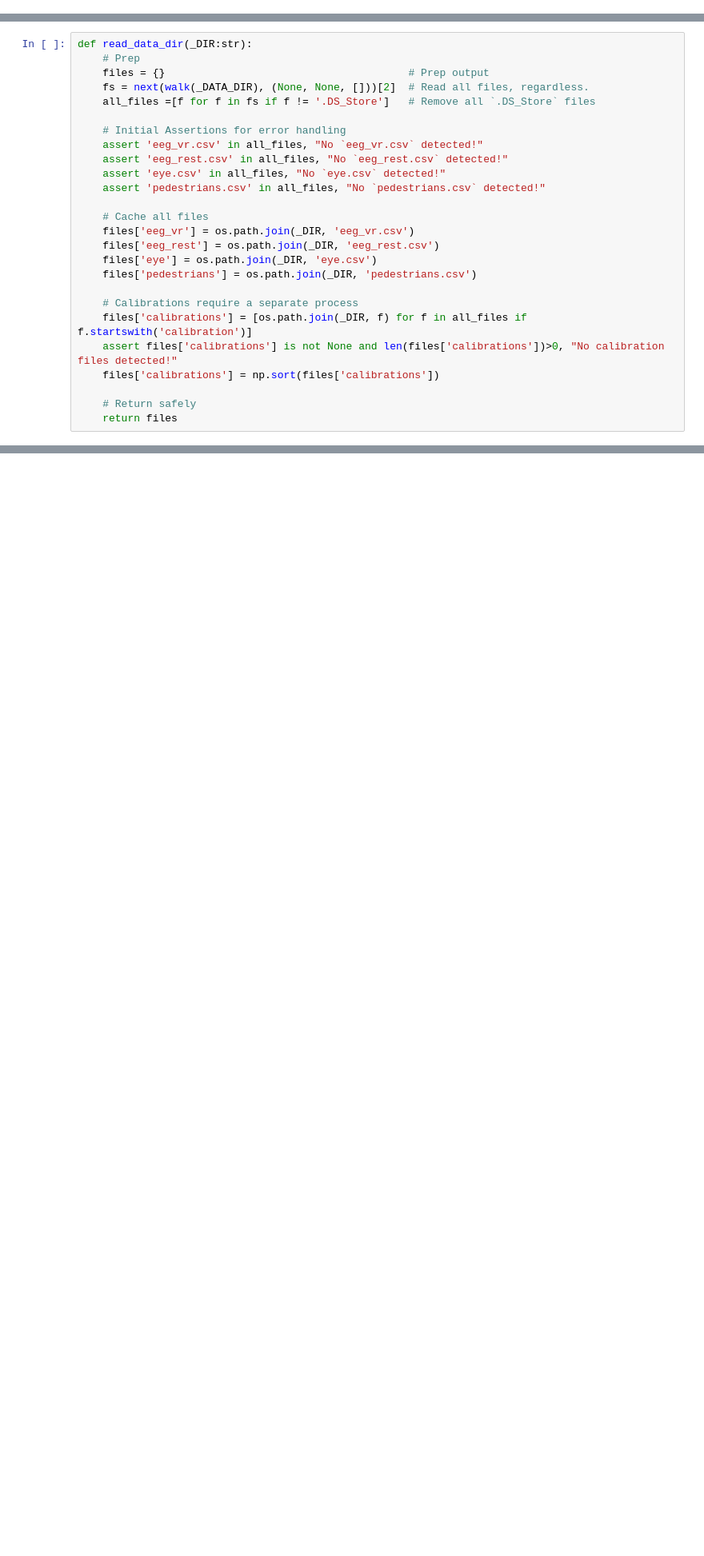
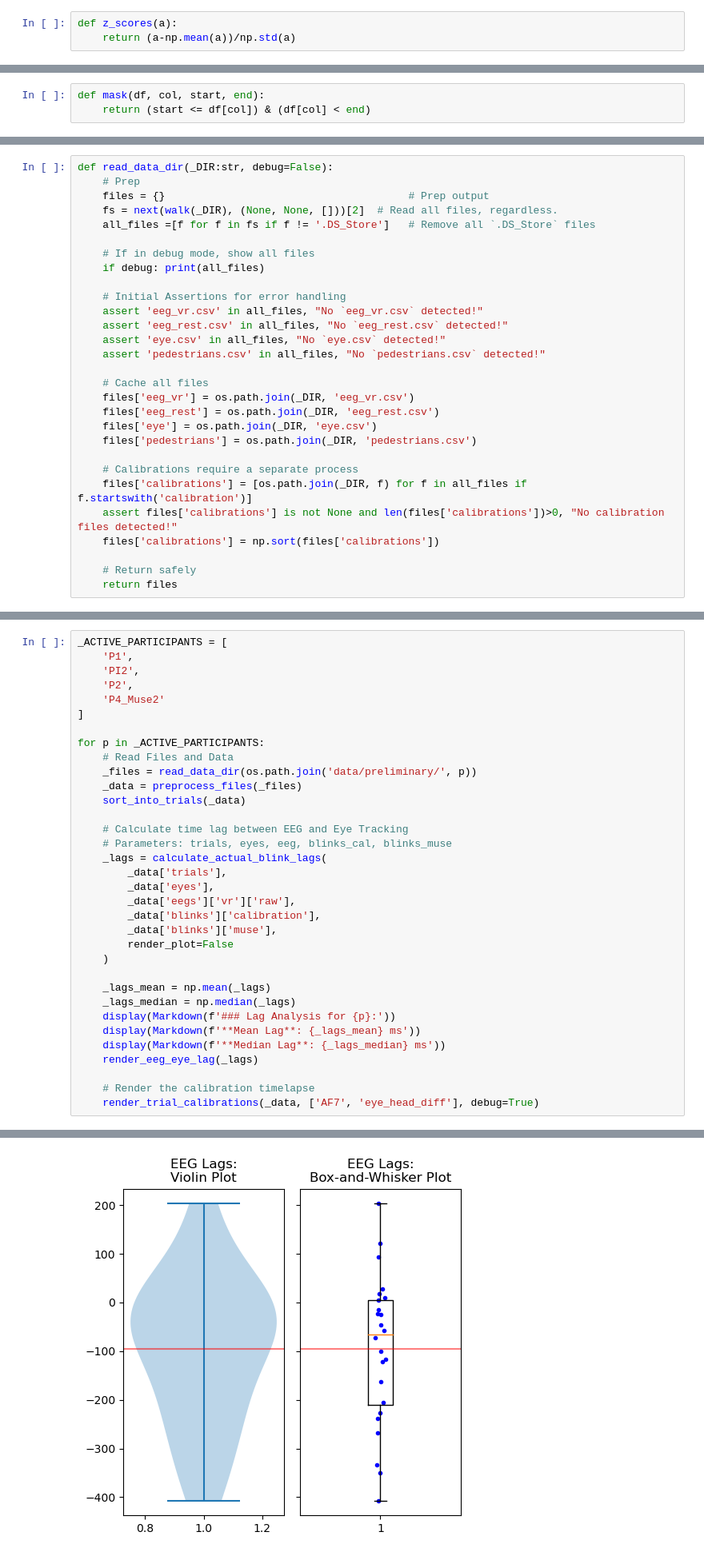
Before and after one commit to SimpleDevs-Research/eeg_blink_calibration, a Jupyter notebook: Participants_Debug.ipynb, the cells around one changed output, grey strips where cells are left out. Shown at 80% size. Saved outputs shown, nothing was run; the diff lists cells and outputs as text; blank space fills up the shorter version.

Commit message:
Forgot what changes were made honestly, but continuing to separate functions into their own components

```diff
--- a/Participants_Debug.ipynb
+++ b/Participants_Debug.ipynb
@@ -109,0 +112,3 @@ def read_eeg_files(restf:str, vrf:str):
+# %%
+def z_scores(a):
+    return (a-np.mean(a))/np.std(a)
@@ -110,3 +117,6 @@ def read_eeg_files(restf:str, vrf:str):
+# %%
+def mask(df, col, start, end):
+    return (start <= df[col]) & (df[col] < end)
 # %% [markdown]
 ## MIDDLEMAN FUNCTIONS
 
@@ -152,11 +481,14 @@ _Usually much longer functions. These form the core of most operations. They als
 # %% [markdown]
 ### Stage 1: Read Participant Files in a Directory
 # %%
-def read_data_dir(_DIR:str):
+def read_data_dir(_DIR:str, debug=False):
     # Prep
     files = {}                                       # Prep output
-    fs = next(walk(_DATA_DIR), (None, None, []))[2]  # Read all files, regardless.
+    fs = next(walk(_DIR), (None, None, []))[2]  # Read all files, regardless.
     all_files =[f for f in fs if f != '.DS_Store']   # Remove all `.DS_Store` files
+
+    # If in debug mode, show all files
+    if debug: print(all_files)
 
     # Initial Assertions for error handling
     assert 'eeg_vr.csv' in all_files, "No `eeg_vr.csv` detected!"
@@ -181,0 +548,35 @@ def read_data_dir(_DIR:str):
+# %%
+_ACTIVE_PARTICIPANTS = [
+    'P1',
+    'PI2',
+    'P2',
+    'P4_Muse2'
+]
+
+for p in _ACTIVE_PARTICIPANTS:
+    # Read Files and Data
+    _files = read_data_dir(os.path.join('data/preliminary/', p))
+    _data = preprocess_files(_files)
+    sort_into_trials(_data)
+
+    # Calculate time lag between EEG and Eye Tracking
+    # Parameters: trials, eyes, eeg, blinks_cal, blinks_muse
+    _lags = calculate_actual_blink_lags(
+        _data['trials'],
+        _data['eyes'],
+        _data['eegs']['vr']['raw'],
+        _data['blinks']['calibration'],
+        _data['blinks']['muse'],
+        render_plot=False
+    )
+
+    _lags_mean = np.mean(_lags)
+    _lags_median = np.median(_lags)
+    display(Markdown(f'### Lag Analysis for {p}:'))
+    display(Markdown(f'**Mean Lag**: {_lags_mean} ms'))
+    display(Markdown(f'**Median Lag**: {_lags_median} ms'))
+    render_eeg_eye_lag(_lags)
+
+    # Render the calibration timelapse
+    render_trial_calibrations(_data, ['AF7', 'eye_head_diff'], debug=True)
+# %% [output]
@@ -181,0 +600 @@ def read_data_dir(_DIR:str):
+[figure, added]
```
Also changed, not shown: parts of 17 cells of this notebook.
